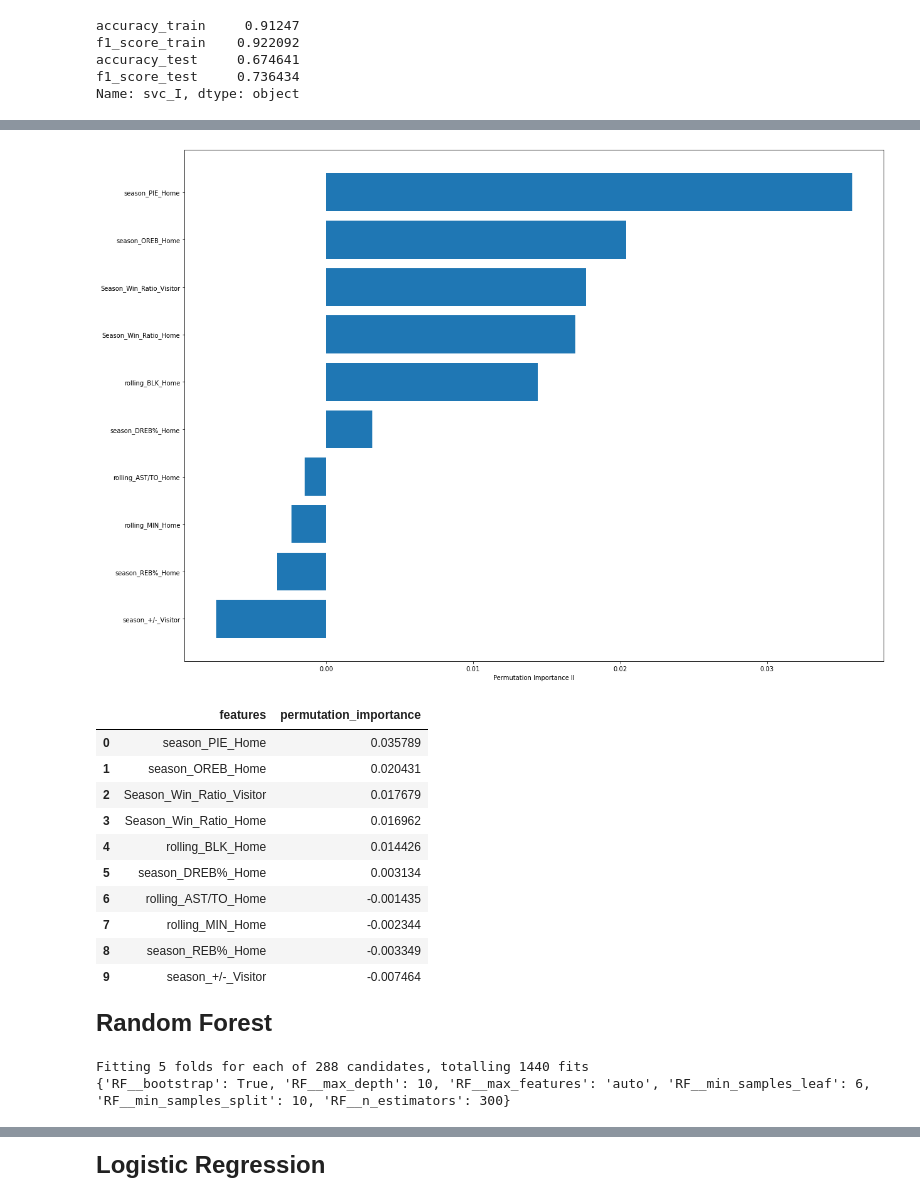
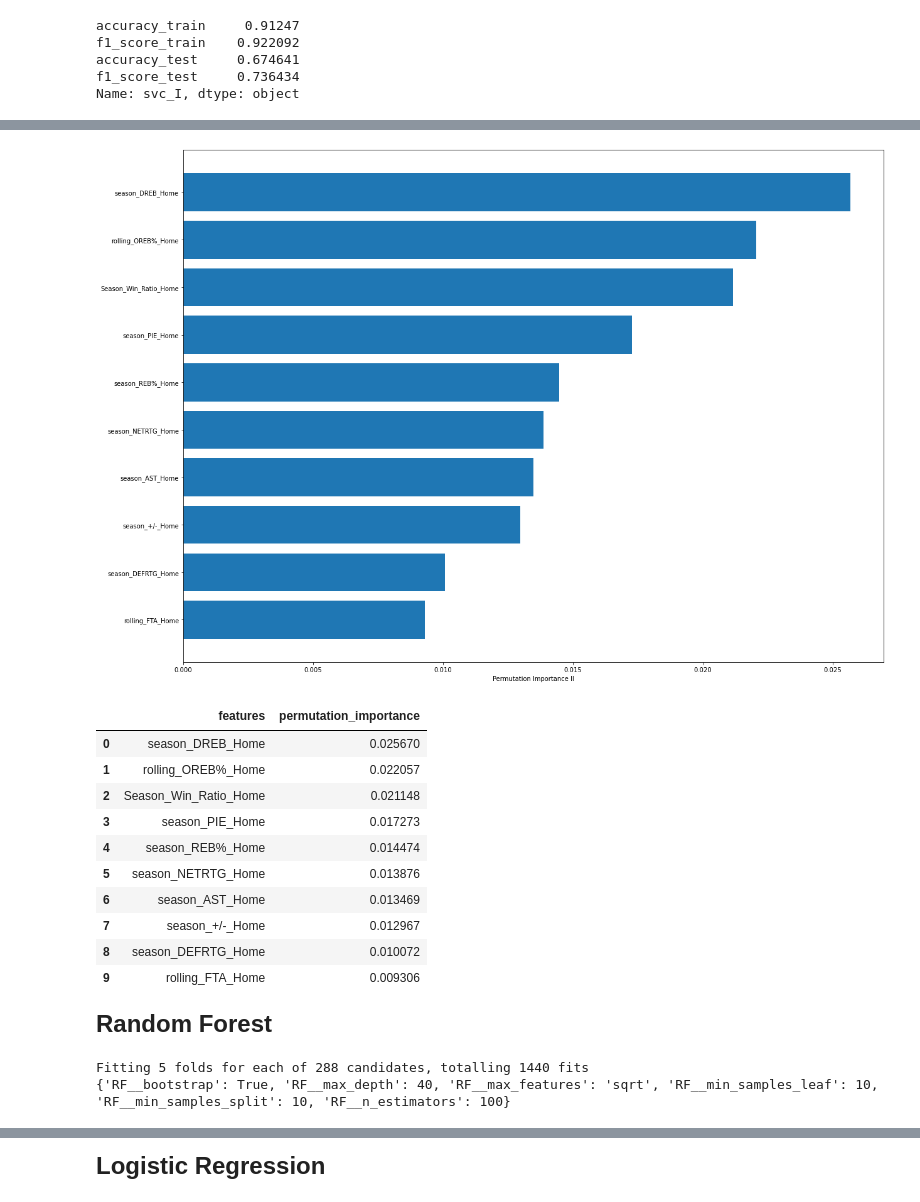
Before and after one commit to wt0034/Springboard, a Jupyter notebook: Capstone 3/Capstone 3.ipynb, the cells around one changed output, grey strips where cells are left out. Saved outputs shown, nothing was run; the diff lists cells and outputs as text; code cells hidden in the pictures.

```diff
--- a/Capstone 3/Capstone 3.ipynb
+++ b/Capstone 3/Capstone 3.ipynb
@@ -547,9 +546,9 @@ SVC_features_I.reset_index(drop=True)
 # %%
 # Now using the top 10 features to retrain the model
 
-new_features = features[sorted_idx][-10:]
-X_train_LR = X_train[new_features]
-X_test_LR  = X_test[new_features]
+svc_new_features = features[sorted_idx][-10:]
+X_train_LR = X_train[svc_new_features]
+X_test_LR  = X_test[svc_new_features]
 
 params = [{'svc__kernel': ['rbf','poly','sigmoid'],
            'svc__gamma': [0.0001, 0.001, 0.01, 0.1],
@@ -565,7 +564,7 @@ Fitting 5 folds for each of 240 candidates, totalling 1200 fits
 # %%
 # Update model with the best params
 
-svc_II = Pipeline([('Scaler', StandardScaler()), ('svc', SVC( C= 1000, degree= 0, gamma= 0.001, kernel= 'rbf'))])
+svc_II = Pipeline([('Scaler', StandardScaler()), ('svc', SVC( C= 1, degree= 0, gamma= 0.01, kernel= 'rbf'))])
 svc_II.fit(X_train_LR, y_train)
 log_result("svc_II", svc_II.predict(X_train_LR), svc_II.predict(X_test_LR))
 # %% [output]
@@ -589,18 +588,18 @@ Name: svc_II, dtype: object
 # %%
 # Print top 10 features Using Permutation Importance
 
 perm_importance = permutation_importance(svc_II, X_test_LR, y_test, n_repeats=200, n_jobs=-1)#, random_state= 42)
 
-feature_names = new_features
+feature_names = svc_new_features
 features = np.array(feature_names)
 
 sorted_idx = perm_importance.importances_mean.argsort()
 plt.figure(figsize=(20,15))
 plt.barh(features[sorted_idx][-10:], perm_importance.importances_mean[sorted_idx][-10:])
 plt.xlabel("Permutation Importance II")
 plt.rcParams.update({'font.size': 10})
 # %% [output]
-[figure, old version]
+[figure, new version]
 # %%
 SVC_features_II = pd.DataFrame({'features': features[sorted_idx][-10:],
                           'permutation_importance': perm_importance.importances_mean[sorted_idx][-10:]}) \
@@ -608,16 +607,16 @@ SVC_features_II = pd.DataFrame({'features': features[sorted_idx][-10:],
 SVC_features_II.reset_index(drop=True)
 # %% [output]
 |  | features | permutation_importance |
-| 0 | season_PIE_Home | 0.035789 |
-| 1 | season_OREB_Home | 0.020431 |
-| 2 | Season_Win_Ratio_Visitor | 0.017679 |
-| 3 | Season_Win_Ratio_Home | 0.016962 |
-| 4 | rolling_BLK_Home | 0.014426 |
-| 5 | season_DREB%_Home | 0.003134 |
-| 6 | rolling_AST/TO_Home | -0.001435 |
-| 7 | rolling_MIN_Home | -0.002344 |
-| 8 | season_REB%_Home | -0.003349 |
-| 9 | season_+/-_Visitor | -0.007464 |
+| 0 | season_DREB_Home | 0.025670 |
+| 1 | rolling_OREB%_Home | 0.022057 |
+| 2 | Season_Win_Ratio_Home | 0.021148 |
+| 3 | season_PIE_Home | 0.017273 |
+| 4 | season_REB%_Home | 0.014474 |
+| 5 | season_NETRTG_Home | 0.013876 |
+| 6 | season_AST_Home | 0.013469 |
+| 7 | season_+/-_Home | 0.012967 |
+| 8 | season_DEFRTG_Home | 0.010072 |
+| 9 | rolling_FTA_Home | 0.009306 |
 # %% [markdown]
 <b><font size='5'>Random Forest</font><b>
 # %%
@@ -635,7 +634,7 @@ RF_CV.fit(X_train, y_train)
 print(RF_CV.best_params_)
 # %% [output]
 Fitting 5 folds for each of 288 candidates, totalling 1440 fits
-{'RF__bootstrap': True, 'RF__max_depth': 10, 'RF__max_features': 'auto', 'RF__min_samples_leaf': 6, 'RF__min_samples_split': 10, 'RF__n_estimators': 300}
+{'RF__bootstrap': True, 'RF__max_depth': 40, 'RF__max_features': 'sqrt', 'RF__min_samples_leaf': 10, 'RF__min_samples_split': 10, 'RF__n_estimators': 100}
 # %%
 # Update model with the best params
 
```
Also changed, not shown: parts of 54 cells of this notebook.
